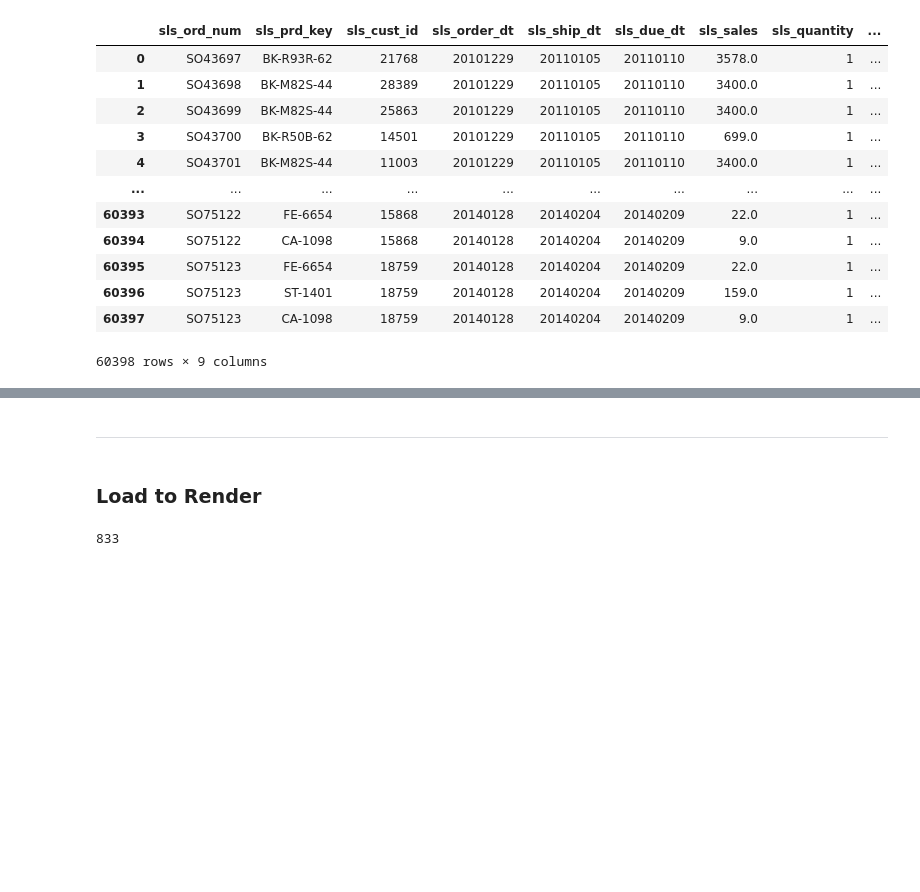
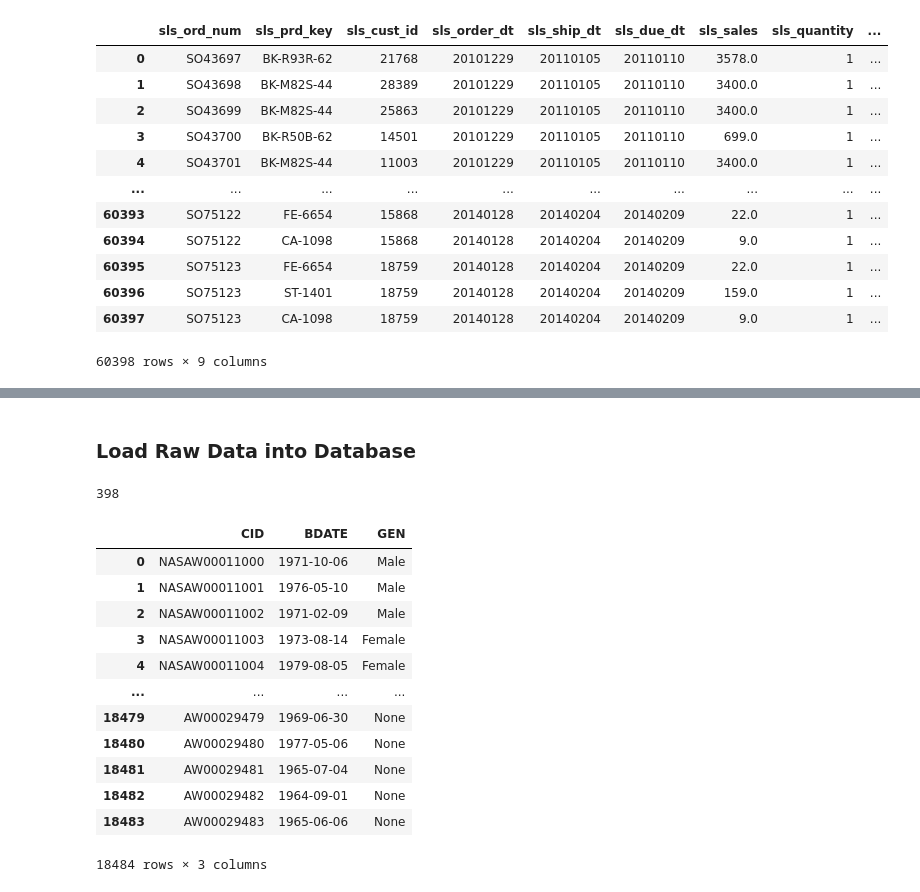
Before and after one commit to chrisjallaine/CloudComputingDataEngineeringActivity, a Jupyter notebook: toRender_Final.ipynb, the cells around one changed output, grey strips where cells are left out. Drawn from its saved outputs; the diff is of its cells as text; code cells hidden in the pictures; blank space fills up the shorter version.

```diff
--- a/toRender_Final.ipynb
+++ b/toRender_Final.ipynb
@@ -350,12 +134,43 @@ sales_df
-# %% [markdown]
----
-# %% [markdown]
-### **Load to Render**
+# %% [markdown]
+### **Load Raw Data into Database**
 # %%
 # connect to database
-conn = sqlalchemy.create_engine('postgresql://user:U02rC3OwlPV8oEZO39S43P7w3uaLHLA1@dpg-d0pbji8dl3ps73akk2i0-a.singapore-postgres.render.com/rawsales')
-
-# write the dataframe to the database
-sales_df.to_sql('hardware_sales', conn, if_exists='replace', index=False)
+conn = sqlalchemy.create_engine('postgresql://final_project_menorias_user:Ok2ZyjMuY33qLbpYmBTDTzLos6Gsrefa@dpg-d0shkf2li9vc73d0jpm0-a.oregon-postgres.render.com/final_project_menorias')
-# %% [output]
-833
+# %%
+# cust table
+cust.to_sql('cust', conn, if_exists='replace', index=False)
+
+# cust_info table
+cust_info.to_sql('cust_info', conn, if_exists='replace', index=False)
+
+# loc table
+loc.to_sql('loc', conn, if_exists='replace', index=False)
+
+# prd table
+prd.to_sql('prd', conn, if_exists='replace', index=False)
+
+# cat table
+cat.to_sql('cat', conn, if_exists='replace', index=False)
+
+# sales table
+sales.to_sql('sales', conn, if_exists='replace', index=False)
+# %% [output]
+398
+# %%
+# read cust data from the database
+cust_df= pd.read_sql('SELECT * FROM cust', conn)
+cust_df
+# %% [output]
+|  | CID | BDATE | GEN |
+| 0 | NASAW00011000 | 1971-10-06 | Male |
+| 1 | NASAW00011001 | 1976-05-10 | Male |
+| 2 | NASAW00011002 | 1971-02-09 | Male |
+| 3 | NASAW00011003 | 1973-08-14 | Female |
+| 4 | NASAW00011004 | 1979-08-05 | Female |
+| ... | ... | ... | ... |
+| 18479 | AW00029479 | 1969-06-30 | None |
+| 18480 | AW00029480 | 1977-05-06 | None |
+| 18481 | AW00029481 | 1965-07-04 | None |
+| 18482 | AW00029482 | 1964-09-01 | None |
+| 18483 | AW00029483 | 1965-06-06 | None |
+18484 rows × 3 columns
```
Also changed, not shown: parts of 27 cells of this notebook, 6 other files.
